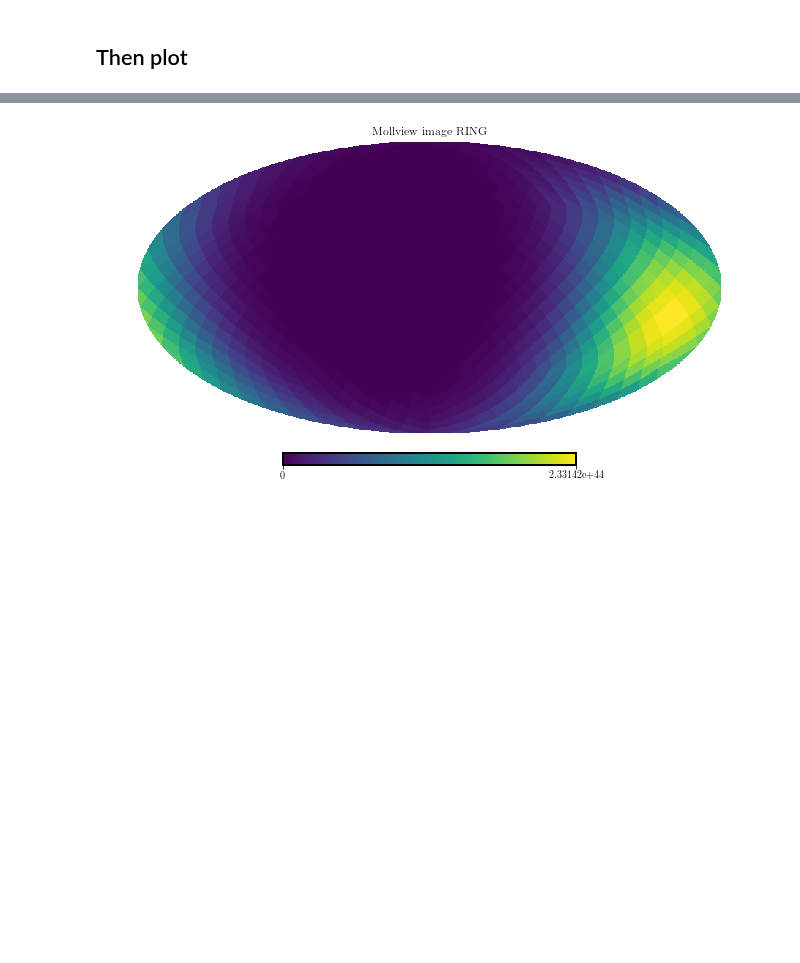
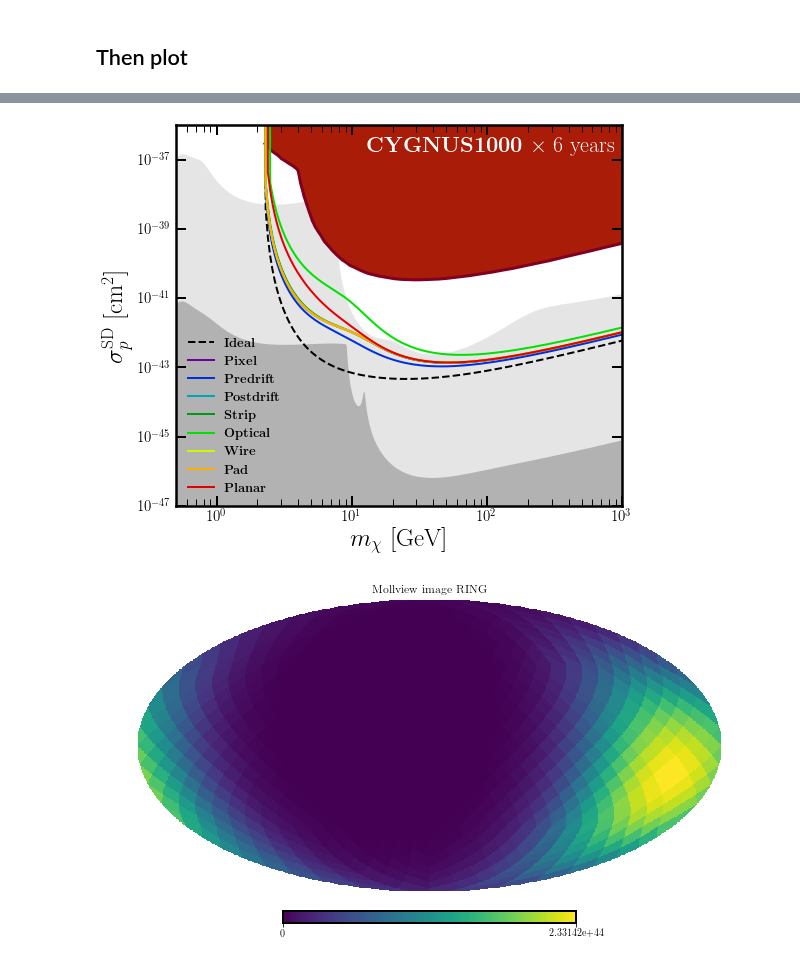
Before and after one commit to cajohare/CYGNUS, a Jupyter notebook: python/Plot_ProjectedLimits.ipynb, the cells around one changed output, grey strips where cells are left out. Drawn from its saved outputs; the diff is of its cells as text; code cells hidden in the pictures; blank space fills up the shorter version.

```diff
--- a/python/Plot_SI_limits.ipynb
+++ b/python/Plot_ProjectedLimits.ipynb
@@ -113,3 +114,82 @@ plt.show()
+# %%
+# Enhancement factors
+A = 19
+S_p = 0.478
+J = 0.5
+C_F = (4/3)*((J+1)/J)*(S_p)**2.0/A**2
+
+A = 131
+S_p = -0.038
+J = 1.5
+f = 0.2129+0.264
+C_Xe = f*(4/3)*((J+1)/J)*(S_p)**2.0/A**2
+
+# 2018 Current limits
+data = loadtxt("../data/SDlimits_2018.txt",delimiter=',')
+mlim,slim = data[0,:],data[1,:]
+
+# Xe and F neutrino floors
+data = loadtxt("../data/nufloor_Xe.txt",delimiter=',')
+m2,nu_Xe = data[0,:],data[1,:]
+data = loadtxt("../data/nufloor_F.txt",delimiter=',')
+m3,nu_F = data[0,:],data[1,:]
+
+# Plot
+plt.rcParams['axes.linewidth'] = 2.5
+fig = plt.figure(figsize=(8,7))
+ax = fig.add_subplot(111)
+col = cm.nipy_spectral(linspace(0,1,10))
+col[0,:] = [0,0,0,1]
+col[-1,:] = [0,0,0,1]
+# Close-up range
+xmin = 0.5
+xmax = 1.0e3
+ymax = 1.0e-36
+ymin = 1.0e-47
+
+# Full range
+#xmin = 0.1
+#xmax = 1.0e3
+#ymax = 1.0e-40
+#ymin = 1.0e-50
+
+# Neutrino floor
+plt.fill_between(m2, nu_Xe/C_Xe, y2=ymin,facecolor='Gray',alpha= 0.2)
+plt.fill_between(m2, nu_F/C_F, y2=ymin,facecolor='Gray',alpha=0.5)
+
+# Expt limits
+plt.fill_between(append(mlim,2000.0), append(slim,1e-40), y2=ymax,facecolor=[0.66, 0.11, 0.03])
+plt.loglog(mlim, slim,"-",linewidth=3,color=[0.5, 0.0, 0.13])
+
+# Plot lines
+lsty = ["-" for x in range(0,10)]
+lsty[0] ="--"
+lsty[-1] ="--"
+for i in range(0,9):
+    plt.loglog(m,data_all_SD[i,:]/C_F,lsty[i],color=col[i,:],linewidth=2,label=r"{\bf "+fname[i]+"}")
+
+# Labels
+plt.legend(loc='lower left',fontsize=13,frameon=False)
+plt.xlabel(r"$m_\chi$ [GeV]",fontsize=25)
+plt.ylabel(r"$\sigma^{\rm SD}_p$ [cm$^2$]",fontsize=25)
+
+# Limits
+ax.set_xlim(left=xmin, right=xmax)
+ax.set_ylim(bottom=ymin, top=ymax)
+
+
+# Style
+plt.rc('text', usetex=True)
+plt.rc('font', family='serif')
+plt.xticks(fontsize=15)
+plt.yticks(fontsize=15)
+ax.tick_params(which='major',direction='in',width=2,length=10,right=True,top=True,pad=5)
+ax.tick_params(which='minor',direction='in',width=1,length=7,right=True,top=True)
+plt.text(13.0,1.8e-37,ftit,fontsize=22,color='w')
+plt.show()
+fig.savefig('../plots/'+expt+'-SD.pdf')
+# %% [output]
+[figure, added]
 # %%
 import healpy as hp
 RD_wimp0 = loadtxt('../code/RD_wimp_0.dat')
```
Also changed, not shown: parts of 8 cells of this notebook, 40 other files.
